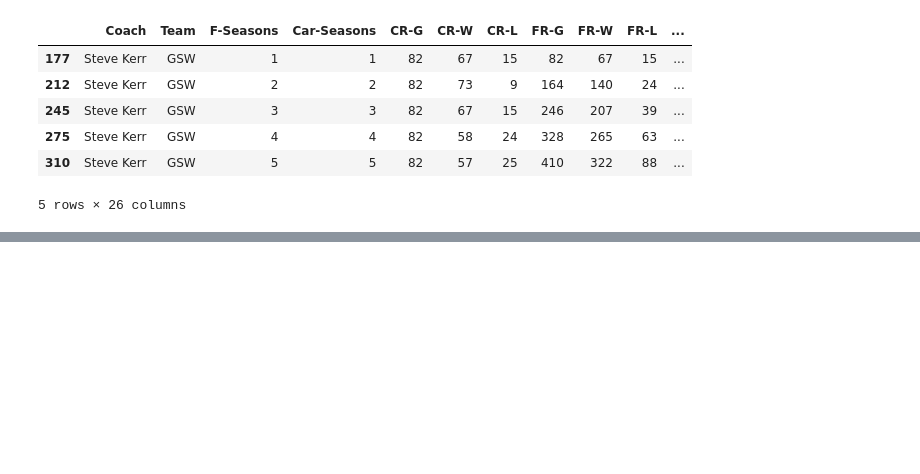
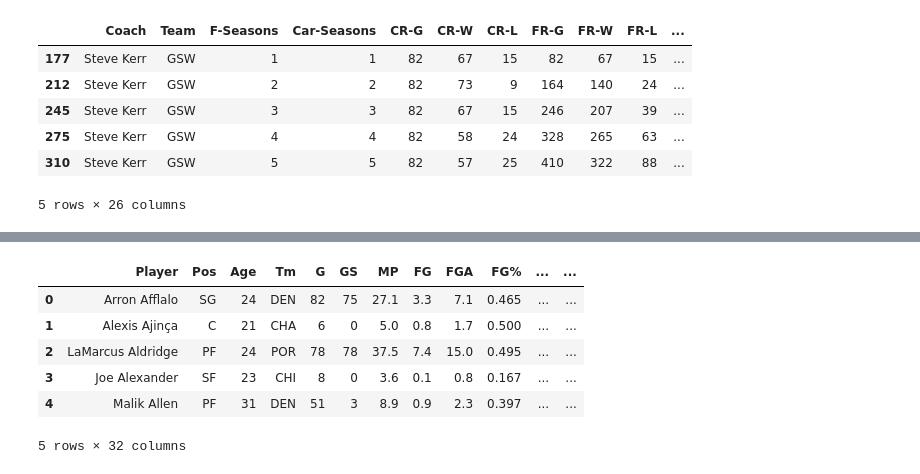
Before and after one commit to siawayforward/offense_wins_championships, a Jupyter notebook: import_clean.ipynb, the cells around one changed output, grey strips where cells are left out. Cells and saved outputs as stored; diff of their text form; code cells hidden in the pictures; blank space fills up the shorter version.

```diff
--- a/import_clean.ipynb
+++ b/import_clean.ipynb
@@ -301,3 +413,13 @@ df_coaches[df_coaches.Coach == 'Steve Kerr']
+# %%
+df_players.head()
+# %% [output]
+|  | Player | Pos | Age | Tm | G | GS | MP | FG | FGA | FG% | ... | ... |
+| 0 | Arron Afflalo | SG | 24 | DEN | 82 | 75 | 27.1 | 3.3 | 7.1 | 0.465 | ... | ... |
+| 1 | Alexis Ajinça | C | 21 | CHA | 6 | 0 | 5.0 | 0.8 | 1.7 | 0.500 | ... | ... |
+| 2 | LaMarcus Aldridge | PF | 24 | POR | 78 | 78 | 37.5 | 7.4 | 15.0 | 0.495 | ... | ... |
+| 3 | Joe Alexander | SF | 23 | CHI | 8 | 0 | 3.6 | 0.1 | 0.8 | 0.167 | ... | ... |
+| 4 | Malik Allen | PF | 31 | DEN | 51 | 3 | 8.9 | 0.9 | 2.3 | 0.397 | ... | ... |
+5 rows × 32 columns
 # %%
 #save to files
 df_players.to_csv('players.csv')
```
Also changed, not shown: parts of 6 cells of this notebook.
